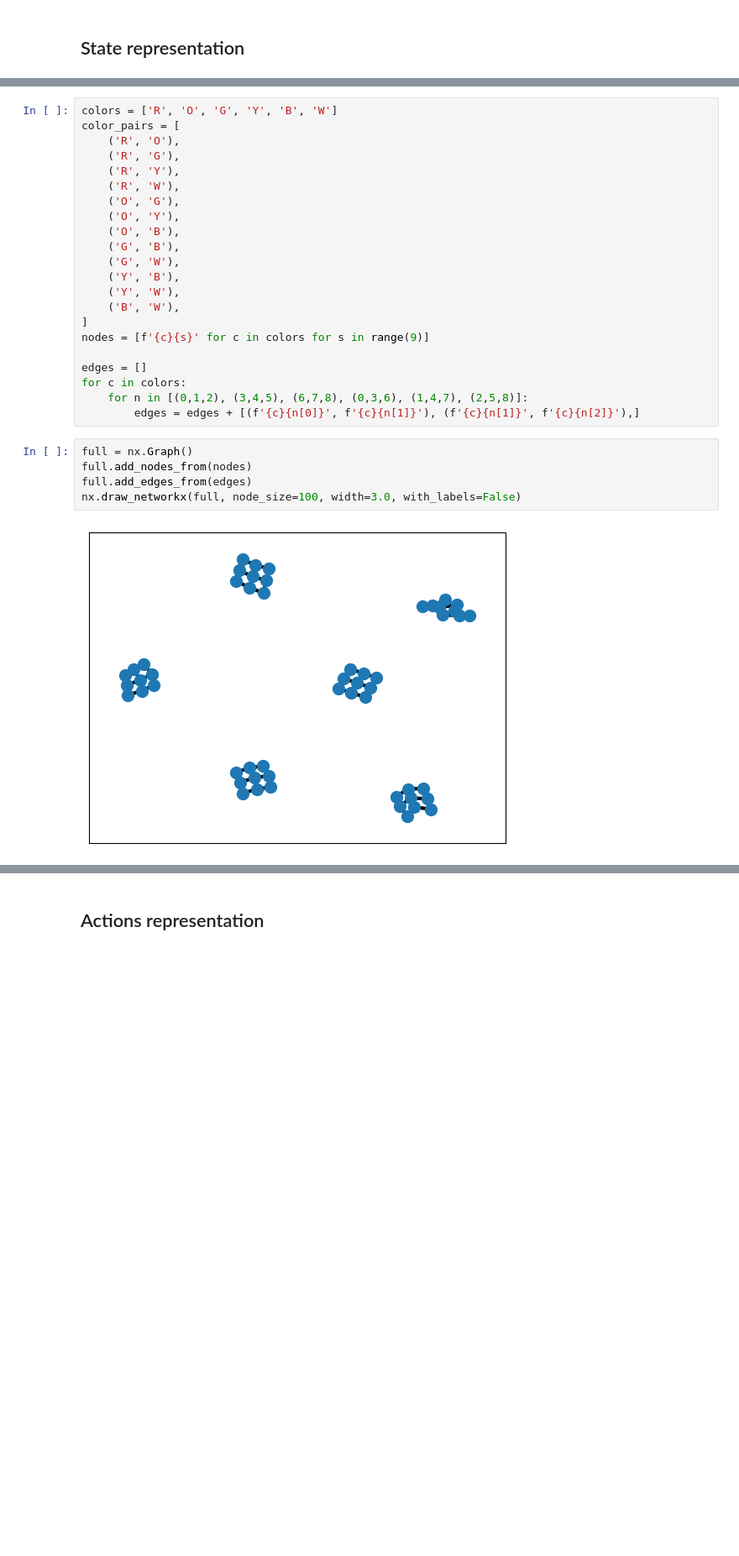
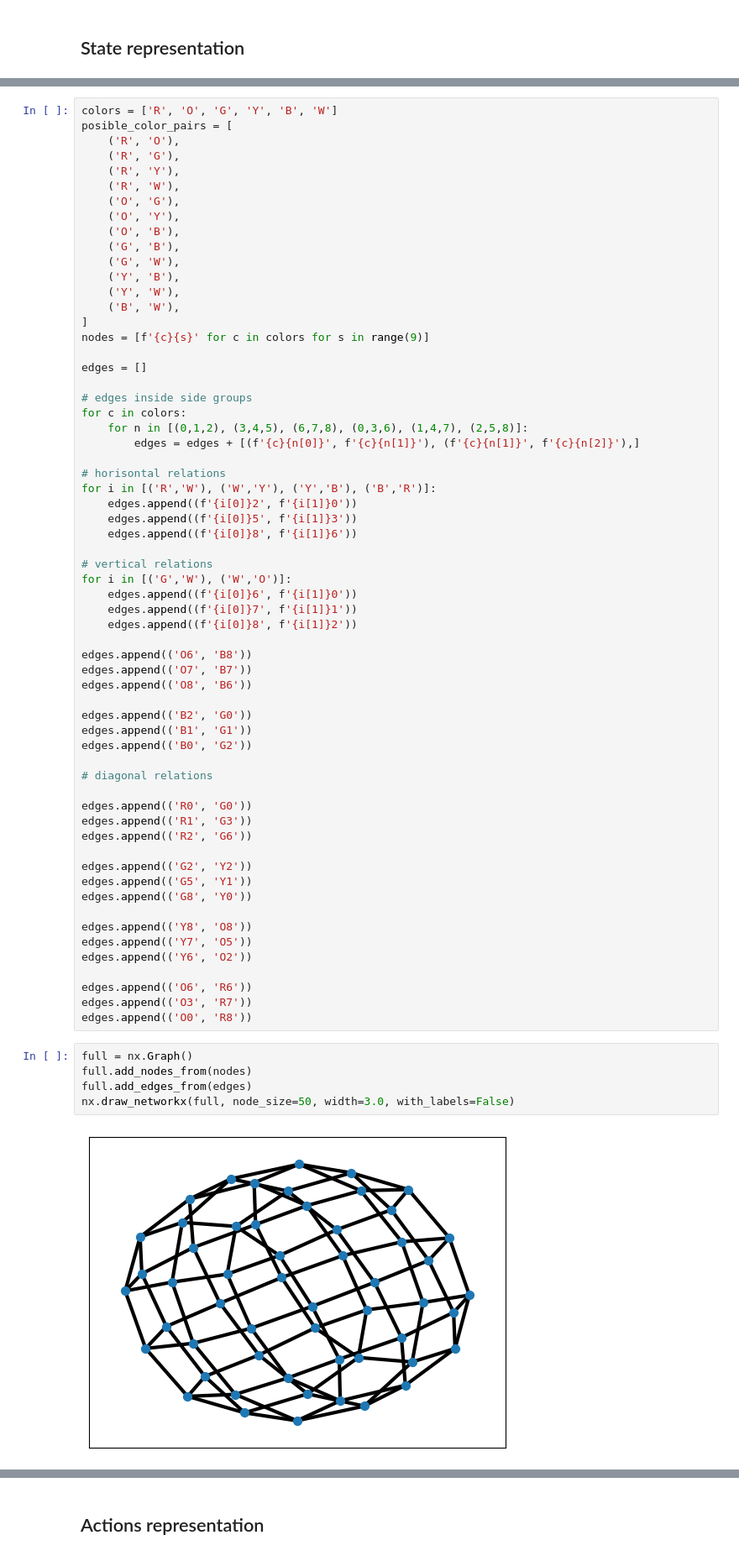
Before and after one commit to KonstantinKlepikov/rl-graph-cube, a Jupyter notebook: examples/graph_representation.ipynb, the cells around one changed output, grey strips where cells are left out. Shown: that part at 84% size. Saved outputs shown, nothing was run; the diff lists cells and outputs as text; blank space fills up the shorter version.

Commit message:
graph statement

```diff
--- a/examples/graph_representation.ipynb
+++ b/examples/graph_representation.ipynb
@@ -7,6 +9,6 @@ import itertools
 # %%
 colors = ['R', 'O', 'G', 'Y', 'B', 'W']
-color_pairs = [
+posible_color_pairs = [
     ('R', 'O'),
     ('R', 'G'),
     ('R', 'Y'),
@@ -23,13 +25,53 @@ color_pairs = [
 nodes = [f'{c}{s}' for c in colors for s in range(9)]
 
 edges = []
+
+# edges inside side groups
 for c in colors:
     for n in [(0,1,2), (3,4,5), (6,7,8), (0,3,6), (1,4,7), (2,5,8)]:
         edges = edges + [(f'{c}{n[0]}', f'{c}{n[1]}'), (f'{c}{n[1]}', f'{c}{n[2]}'),]
+
+# horisontal relations
+for i in [('R','W'), ('W','Y'), ('Y','B'), ('B','R')]:
+    edges.append((f'{i[0]}2', f'{i[1]}0'))
+    edges.append((f'{i[0]}5', f'{i[1]}3'))
+    edges.append((f'{i[0]}8', f'{i[1]}6'))
+
+# vertical relations
+for i in [('G','W'), ('W','O')]:
+    edges.append((f'{i[0]}6', f'{i[1]}0'))
+    edges.append((f'{i[0]}7', f'{i[1]}1'))
+    edges.append((f'{i[0]}8', f'{i[1]}2'))
+
+edges.append(('O6', 'B8'))
+edges.append(('O7', 'B7'))
+edges.append(('O8', 'B6'))
+
+edges.append(('B2', 'G0'))
+edges.append(('B1', 'G1'))
+edges.append(('B0', 'G2'))
+
+# diagonal relations
+
+edges.append(('R0', 'G0'))
+edges.append(('R1', 'G3'))
+edges.append(('R2', 'G6'))
+
+edges.append(('G2', 'Y2'))
+edges.append(('G5', 'Y1'))
+edges.append(('G8', 'Y0'))
+
+edges.append(('Y8', 'O8'))
+edges.append(('Y7', 'O5'))
+edges.append(('Y6', 'O2'))
+
+edges.append(('O6', 'R6'))
+edges.append(('O3', 'R7'))
+edges.append(('O0', 'R8'))
 # %%
 full = nx.Graph()
 full.add_nodes_from(nodes)
 full.add_edges_from(edges)
-nx.draw_networkx(full, node_size=100, width=3.0, with_labels=False)
+nx.draw_networkx(full, node_size=50, width=3.0, with_labels=False)
 # %% [output]
-[figure, old version]
+[figure, new version]
```
Also changed, not shown: parts of 3 cells of this notebook.
